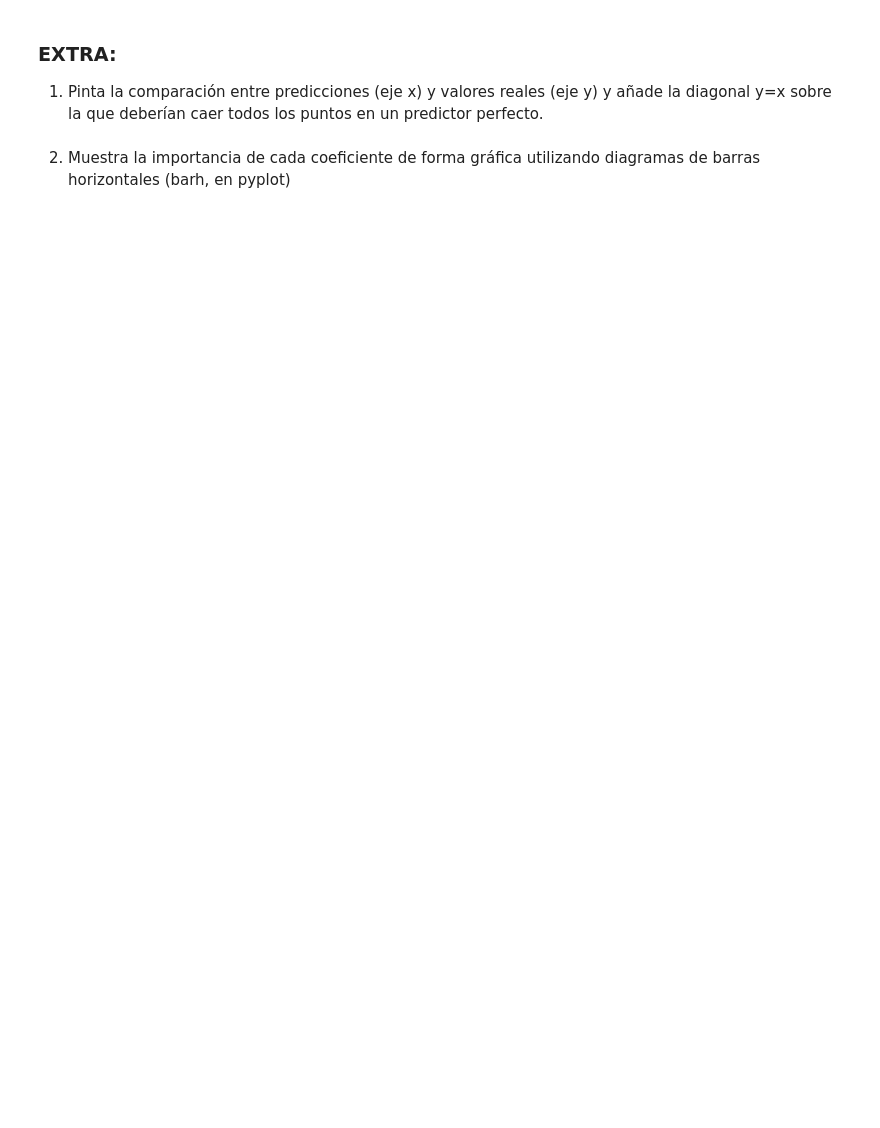
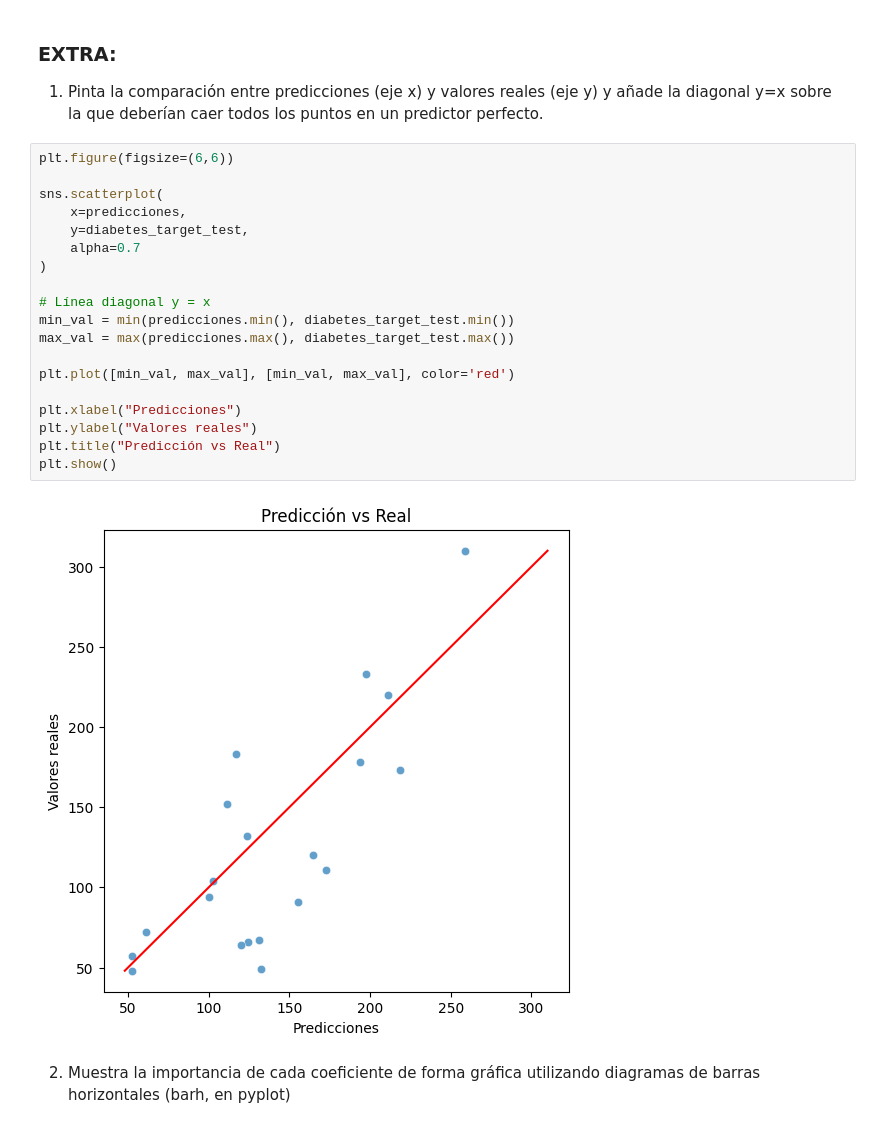
Before and after one commit to MHHsim/DS-Online-Marta-Harana, a Jupyter notebook: 04_Machine_Learning/Sprint_10/Unidad_01_ML_Supervisado_Regresion_Lineal_Regularizacion/02_Ejercicios_Workout/13_Ejercicios_Modelado_RL.ipynb, the cells around one changed output. Cells and saved outputs as stored; diff of their text form; blank space fills up the shorter version.

```diff
--- a/04_Machine_Learning/Sprint_10/Unidad_01_ML_Supervisado_Regresion_Lineal_Regularizacion/02_Ejercicios_Workout/13_Ejercicios_Modelado_RL.ipynb
+++ b/04_Machine_Learning/Sprint_10/Unidad_01_ML_Supervisado_Regresion_Lineal_Regularizacion/02_Ejercicios_Workout/13_Ejercicios_Modelado_RL.ipynb
@@ -75,5 +343,26 @@ Importa las métricas de sklearn que necesites y, apoyandote en el método `scor
 ### EXTRA:
 
 1. Pinta la comparación entre predicciones (eje x) y valores reales (eje y) y añade la diagonal y=x sobre la que deberían caer todos los puntos en un predictor perfecto.
+# %%
+plt.figure(figsize=(6,6))
+
+sns.scatterplot(
+    x=predicciones,
+    y=diabetes_target_test,
+    alpha=0.7
+)
+
+# Línea diagonal y = x
+min_val = min(predicciones.min(), diabetes_target_test.min())
+max_val = max(predicciones.max(), diabetes_target_test.max())
+
+plt.plot([min_val, max_val], [min_val, max_val], color='red')
+
+plt.xlabel("Predicciones")
+plt.ylabel("Valores reales")
+plt.title("Predicción vs Real")
+plt.show()
+# %% [output]
+[figure, added]
 # %% [markdown]
 2. Muestra la importancia de cada coeficiente de forma gráfica utilizando diagramas de barras horizontales (barh, en pyplot)
```
Also changed, not shown: parts of 29 cells of this notebook, 1 other file.
